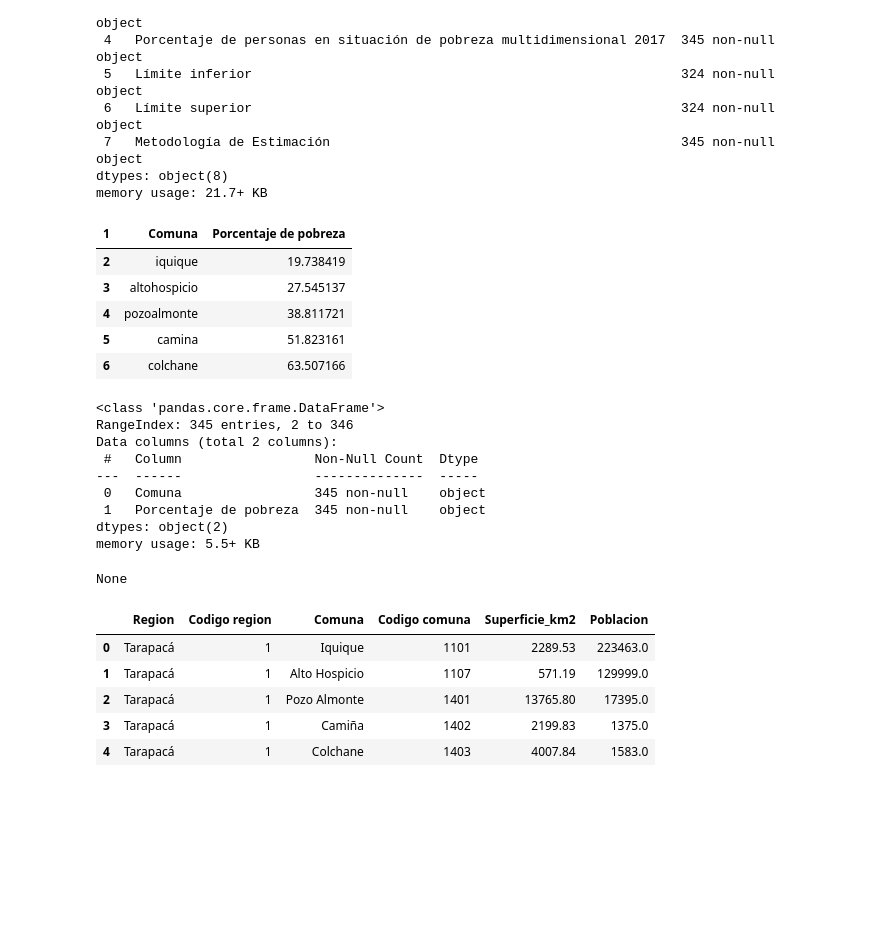
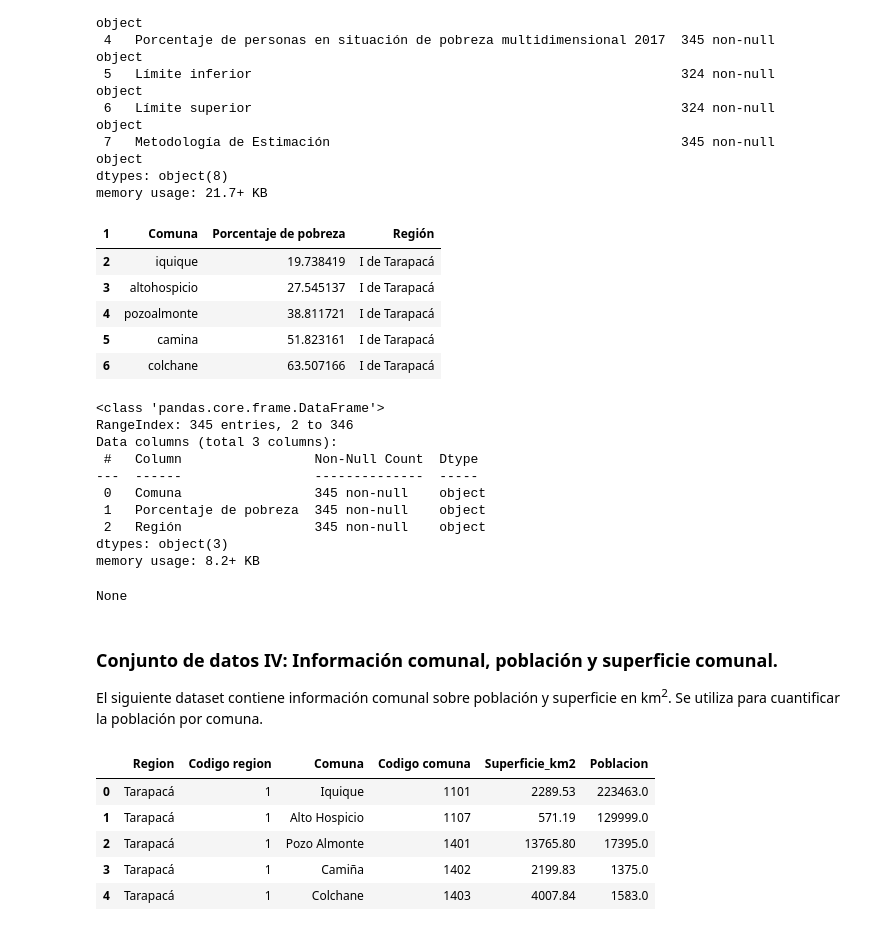
Before and after one commit to 08benja08p/Grupo-8-CDD, a Jupyter notebook: Proyecto/Proyecto_CDD.ipynb, the cells around one changed output. Cells and saved outputs as stored; diff of their text form; code cells hidden in the pictures; blank space fills up the shorter version.

```diff
--- a/Proyecto/Proyecto_CDD.ipynb
+++ b/Proyecto/Proyecto_CDD.ipynb
@@ -345,31 +360,36 @@ dtypes: object(8)
 memory usage: 21.7+ KB
 # %%
 #Extracción y renombre de columnas de interés.
-data_pobreza = data_pobreza[['Nombre comuna', 'Porcentaje de personas en situación de pobreza multidimensional 2017']]
+data_pobreza = data_pobreza[['Nombre comuna', 'Porcentaje de personas en situación de pobreza multidimensional 2017', 'Región']]
 data_pobreza.rename(columns = {'Nombre comuna': 'Comuna', 'Porcentaje de personas en situación de pobreza multidimensional 2017': 'Porcentaje de pobreza'}, inplace = True)
 data_pobreza['Porcentaje de pobreza'] = data_pobreza['Porcentaje de pobreza'] * 100
 data_pobreza['Comuna'] = data_pobreza['Comuna'].map(lambda x: estandarizar(x))
 display(data_pobreza.head())
 display(data_pobreza.info())
 # %% [output]
-| 1 | Comuna | Porcentaje de pobreza |
-| 2 | iquique | 19.738419 |
-| 3 | altohospicio | 27.545137 |
-| 4 | pozoalmonte | 38.811721 |
-| 5 | camina | 51.823161 |
-| 6 | colchane | 63.507166 |
+| 1 | Comuna | Porcentaje de pobreza | Región |
+| 2 | iquique | 19.738419 | I de Tarapacá |
+| 3 | altohospicio | 27.545137 | I de Tarapacá |
+| 4 | pozoalmonte | 38.811721 | I de Tarapacá |
+| 5 | camina | 51.823161 | I de Tarapacá |
+| 6 | colchane | 63.507166 | I de Tarapacá |
 <class 'pandas.core.frame.DataFrame'>
 RangeIndex: 345 entries, 2 to 346
-Data columns (total 2 columns):
+Data columns (total 3 columns):
  #   Column                 Non-Null Count  Dtype
 ---  ------                 --------------  -----
  0   Comuna                 345 non-null    object
  1   Porcentaje de pobreza  345 non-null    object
-dtypes: object(2)
-memory usage: 5.5+ KB
+ 2   Región                 345 non-null    object
+dtypes: object(3)
+memory usage: 8.2+ KB
 None
 # %%
 data_pobreza['Porcentaje de pobreza'] = data_pobreza['Porcentaje de pobreza'].astype(float)
+# %% [markdown]
+### Conjunto de datos IV: Información comunal, población y superficie comunal.
+
+El siguiente dataset contiene información comunal sobre población y superficie en km<sup>2</sup>. Se utiliza para cuantificar la población por comuna.
 # %%
 #Conjunto de datos IV: Información sobre población y superficie comunal.
 display(data_comunas.head())
```
Also changed, not shown: parts of 69 cells of this notebook, 4 other files.
